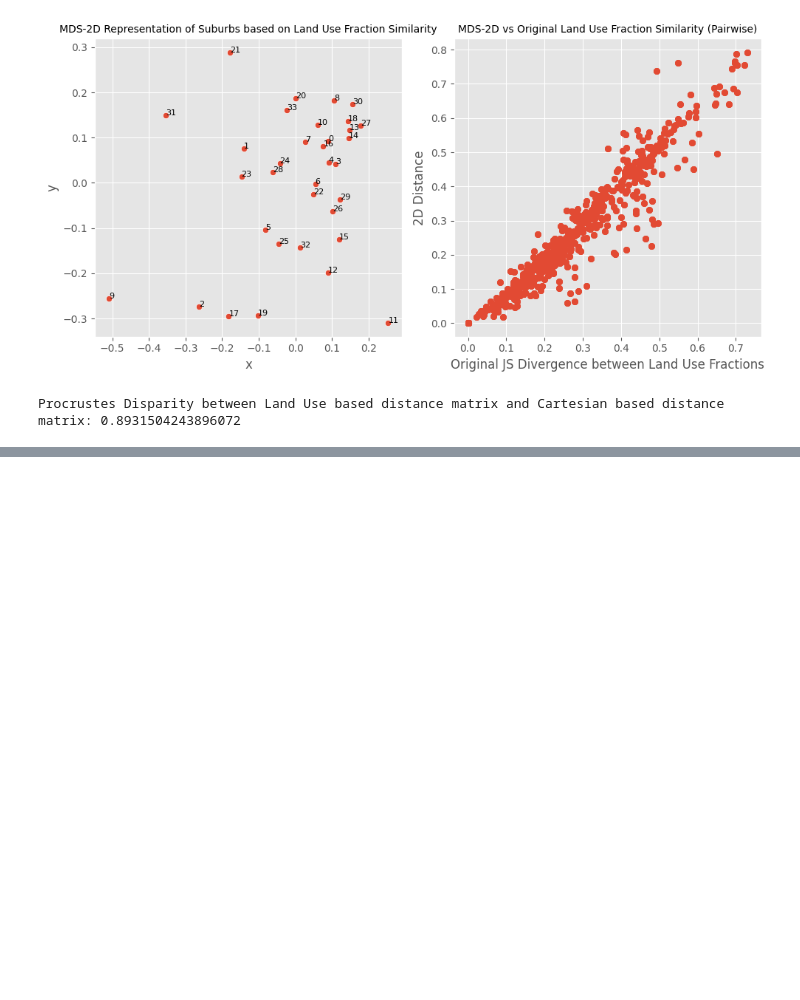
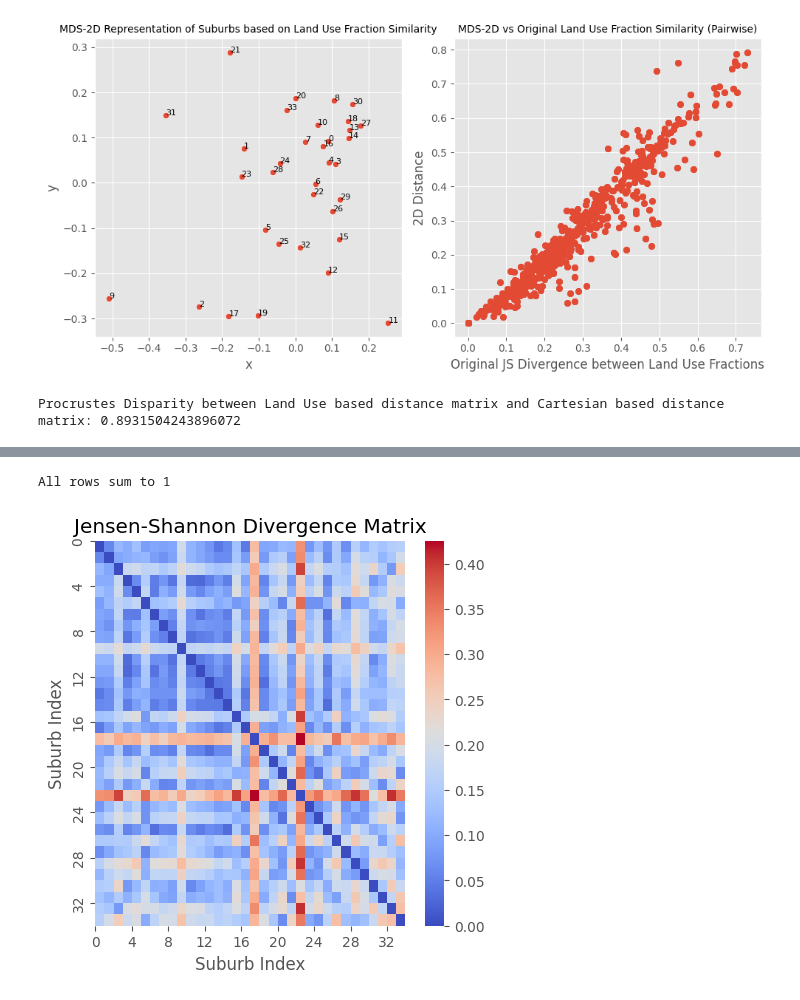
Before and after one commit to Subhasis-Biswas/ML4CPS_Project2, a Jupyter notebook: a1.ipynb, the cells around one changed output, grey strips where cells are left out. Saved outputs shown, nothing was run; the diff lists cells and outputs as text; code cells hidden in the pictures; blank space fills up the shorter version.

```diff
--- a/a1.ipynb
+++ b/a1.ipynb
@@ -420,0 +421,7 @@ Procrustes Disparity between Land Use based distance matrix and Cartesian based
+# %%
+feature='2012 population'
+data_population=data[feature_category_dict[feature]]
+# check for missing values
+missing_values=data_population.isnull().sum()
+print(f'Missing values in the data: {missing_values.sum()}')
+data_population.head()
@@ -420,0 +437,4 @@ Procrustes Disparity between Land Use based distance matrix and Cartesian based
+# %%
+# select the columns with '%' symbol
+data_population_percentage=data_population.loc[:,data_population.columns.str.contains('%')]
+data_population_percentage.head()
@@ -420,0 +448,38 @@ Procrustes Disparity between Land Use based distance matrix and Cartesian based
+# %%
+# convert percentage to float
+data_population_frac=data_population_percentage/100
+for col in data_population_frac.columns:
+	data_population_frac[col]=data_population_frac[col].astype(float)
+	# change the column name
+	data_population_frac.rename(columns={col:col.replace('%','frac')},inplace=True)
+
+# print if all the rows sum to 1
+all_rows_sum_to_1=True
+for i in range(data_population_frac.shape[0]):
+	if not np.isclose(data_population_frac.iloc[i].sum(),1):
+		all_rows_sum_to_1=False
+		print(f'Row {i} does not sum to 1')
+
+if all_rows_sum_to_1:
+	print('All rows sum to 1')
+# %% [output]
+All rows sum to 1
+# %%
+# compute the distance matrix in terms of Jensen-Shannon Divergence
+distance_population_frac = np.zeros((data_population_frac.shape[0], data_population_frac.shape[0]))
+for i in range(data_population_frac.shape[0]):
+	for j in range(data_population_frac.shape[0]):
+		distance_population_frac[i, j] = jensenshannon(data_population_frac.iloc[i], data_population_frac.iloc[j])
+
+# plot the distance matrix
+plt.figure(figsize=(5,5))
+sns.heatmap(distance_population_frac,cmap='coolwarm')
+plt.title('Jensen-Shannon Divergence Matrix')
+plt.xlabel('Suburb Index')
+plt.ylabel('Suburb Index')
+# ticks every 4th
+plt.xticks(np.arange(0,data.shape[0],4), labels=np.arange(0,data.shape[0],4))
+plt.yticks(np.arange(0,data.shape[0],4), labels=np.arange(0,data.shape[0],4))
+plt.show()
+# %% [output]
+[figure, added]
```
Also changed, not shown: parts of 17 cells of this notebook.
